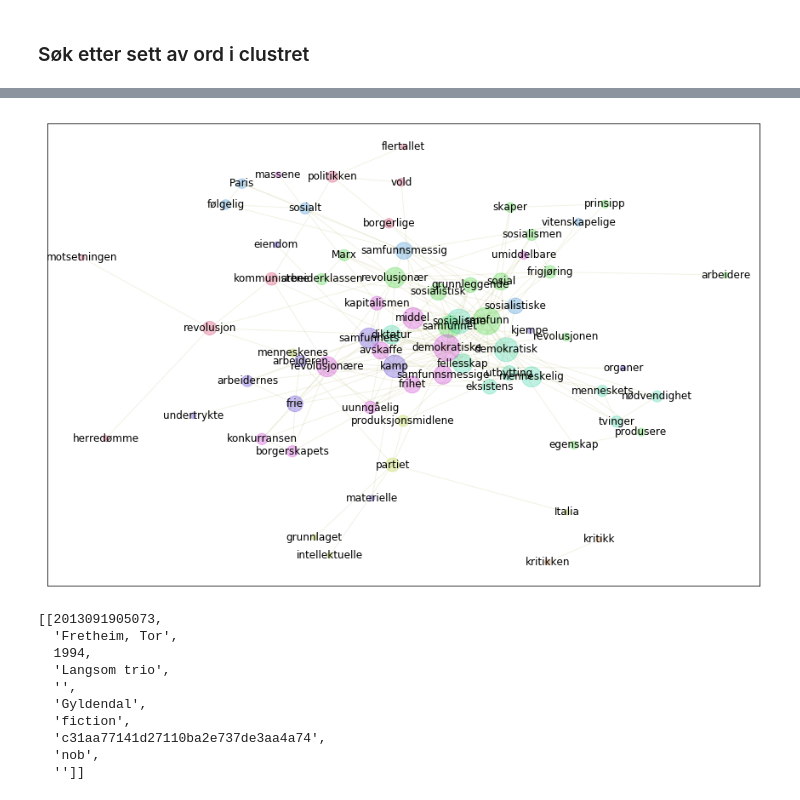
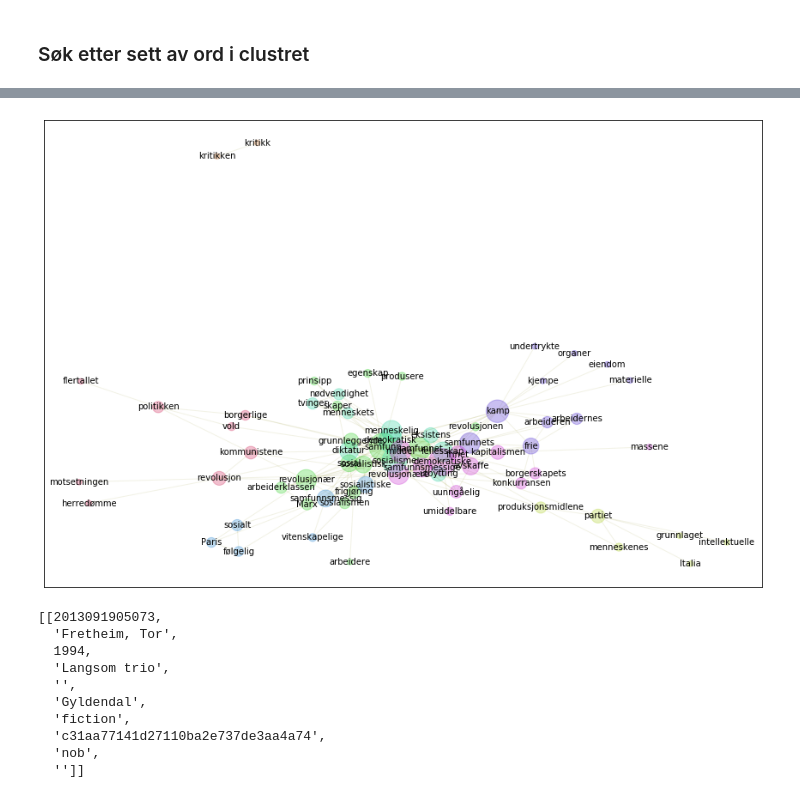
Before and after one commit to Yoonsen/Oslomet, a Jupyter notebook: 03a korpus_sammenlign_metadata_OsloMet-emneord.ipynb, the cells around one changed output, grey strips where cells are left out. Drawn from its saved outputs; the diff is of its cells as text; code cells hidden in the pictures.

```diff
--- a/03a korpus_sammenlign_metadata_OsloMet-emneord.ipynb
+++ b/03a korpus_sammenlign_metadata_OsloMet-emneord.ipynb
@@ -241,7 +241,7 @@ nb.central_betweenness_characters(G)
 # %%
-gnl.show_graph(G, spread = 0.5, fontsize=12)
+gnl.show_graph(G)
 # %% [output]
-[figure, old version]
+[figure, new version]
 # %%
 bok = nb.pure_urn(bøker)[0]
 nb.metadata(bok)
```
Also changed, not shown: parts of 17 cells of this notebook, 3 other files.
